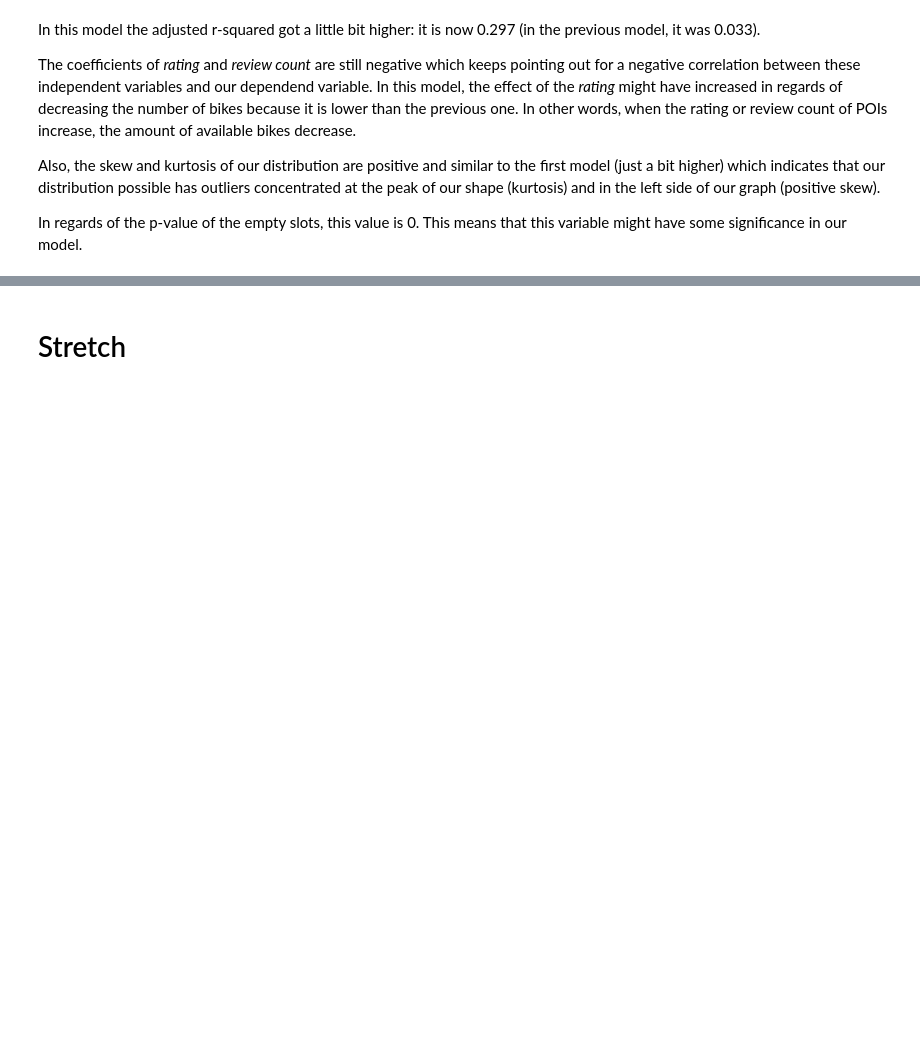
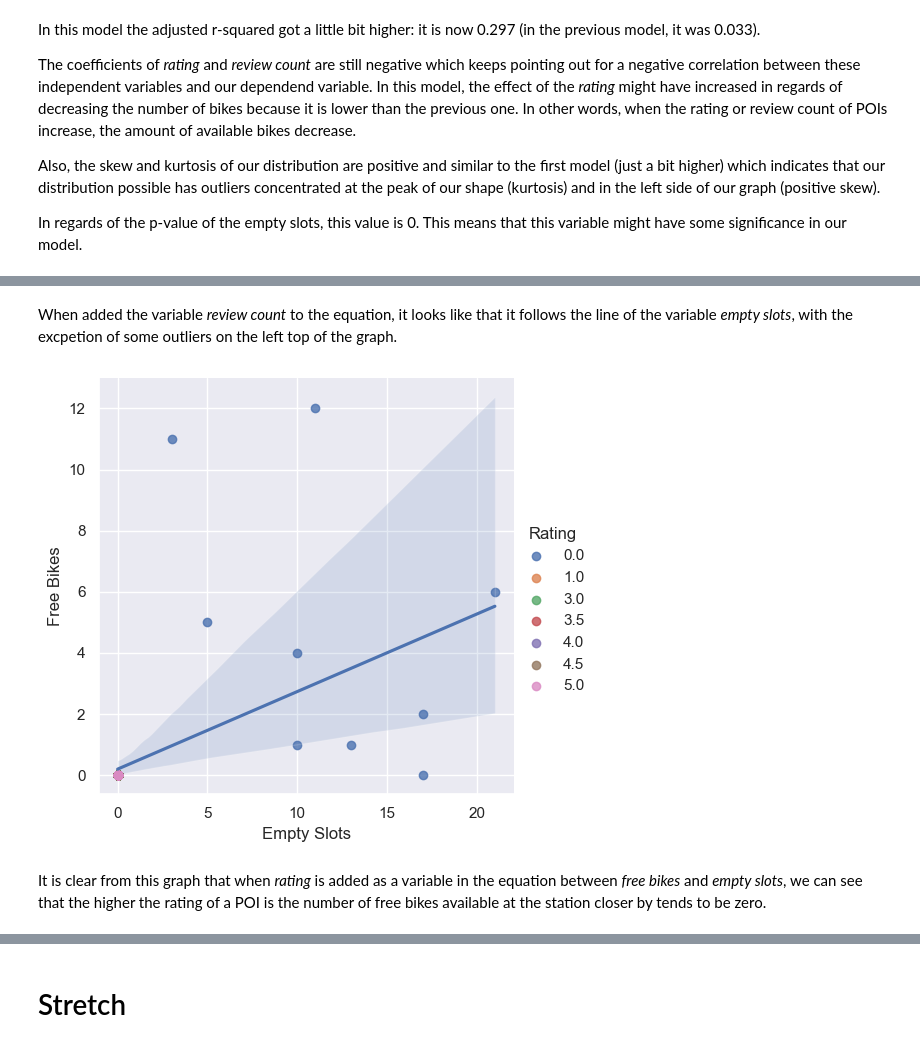
Before and after one commit to rafaelaqfc/Statistical-Modelling-Project, a Jupyter notebook: notebooks/model_building.ipynb, the cells around one changed output, grey strips where cells are left out. Cells and saved outputs as stored; diff of their text form; code cells hidden in the pictures; blank space fills up the shorter version.

```diff
--- a/notebooks/model_building.ipynb
+++ b/notebooks/model_building.ipynb
@@ -390,3 +408,15 @@ In regards of the p-value of the empty slots, this value is 0. This means that t
+# %% [markdown]
+When added the variable *review count* to the equation, it looks like that it follows the line of the variable *empty slots*, with the excpetion of some outliers on the left top of the graph.
+# %%
+# Let's now visualize our linear regression model using the 3 variables above:
+
+sns.lmplot(x='Empty Slots', y='Free Bikes', hue='Rating', data=df_city_bikes_recife_network_with_fsq_and_yelp)
+
+plt.show()
+# %% [output]
+[figure, added]
+# %% [markdown]
+It is clear from this graph that when *rating* is added as a variable in the equation between *free bikes* and *empty slots*, we can see that the higher the rating of a POI is the number of free bikes available at the station closer by tends to be zero.
 # %%
 # Let's try to do our multiple linear regression model considering one more variable that is "renting bikes":
 
```
Also changed, not shown: parts of 24 cells of this notebook, 4 other files.
